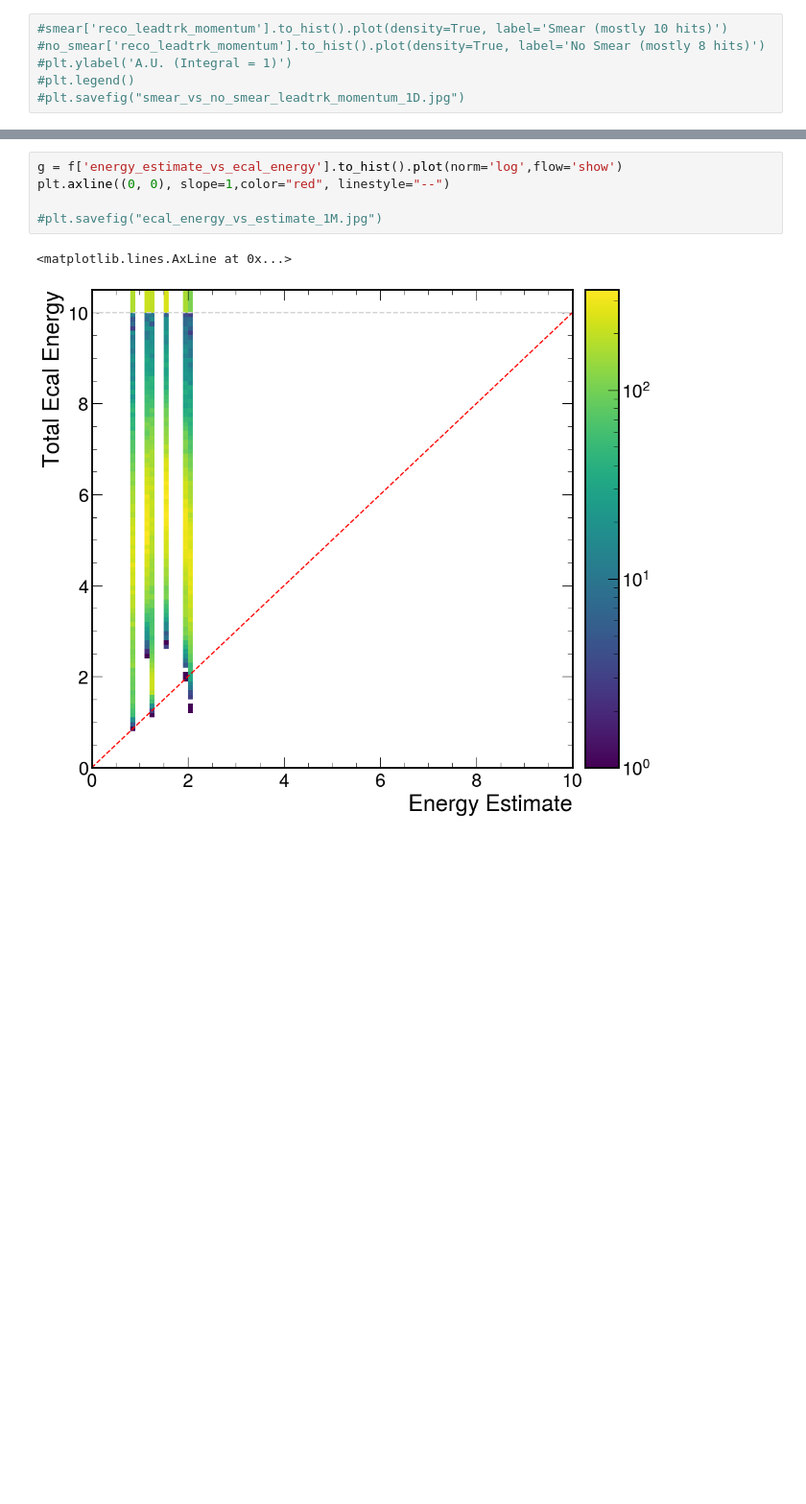
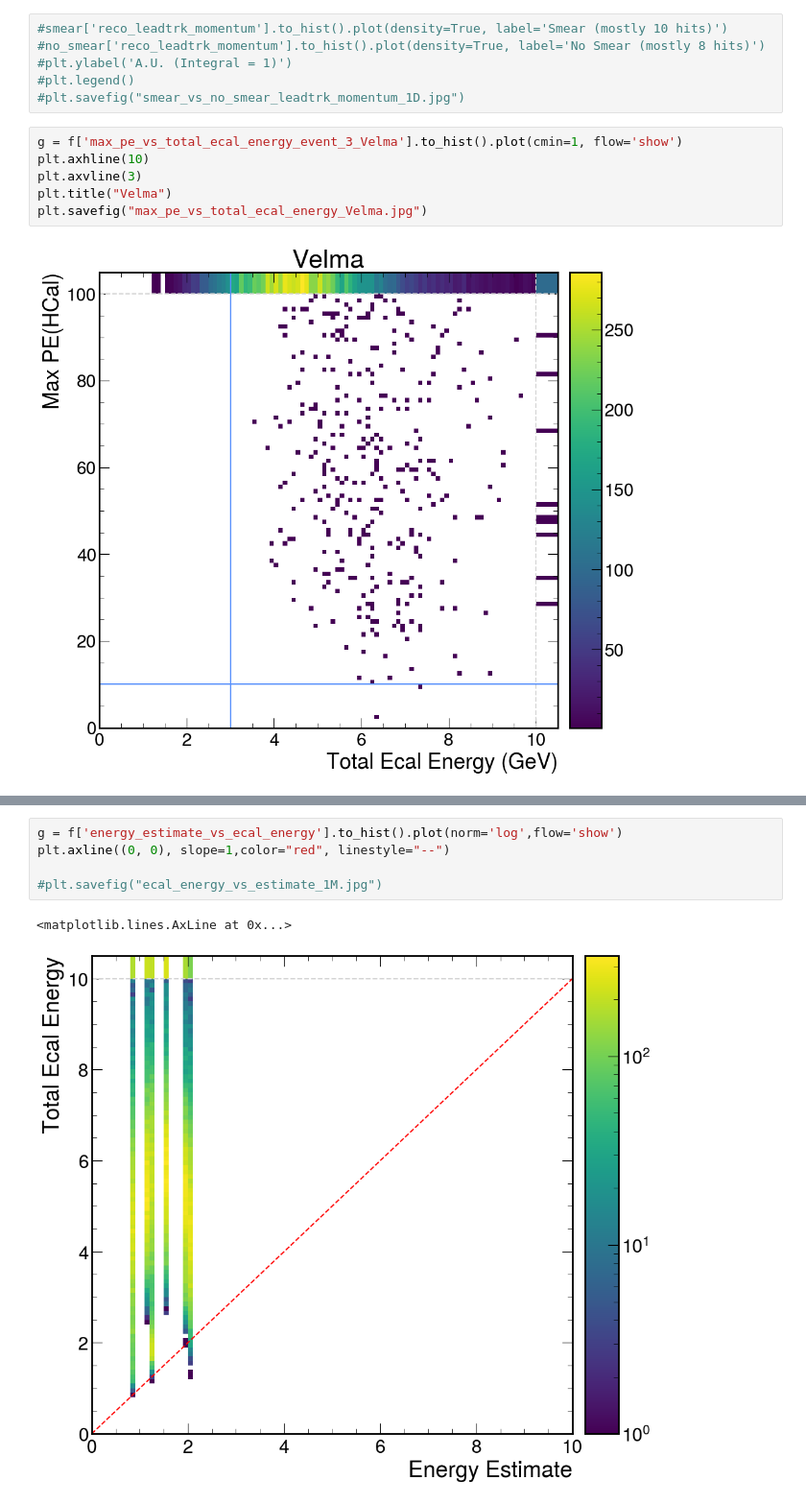
Before and after one commit to rodr1001/my_code, a Jupyter notebook: ldmx/EAT_Tracking/STREAMLINE-plot-eat-tracking-histograms.ipynb, the cells around one changed output, grey strips where cells are left out. Shown at 96% size. Drawn from its saved outputs; the diff is of its cells as text; blank space fills up the shorter version.

```diff
--- a/ldmx/EAT_Tracking/STREAMLINE-plot-eat-tracking-histograms.ipynb
+++ b/ldmx/EAT_Tracking/STREAMLINE-plot-eat-tracking-histograms.ipynb
@@ -53,4 +53,12 @@ f.keys()
 #plt.ylabel('A.U. (Integral = 1)')
 #plt.legend()
 #plt.savefig("smear_vs_no_smear_leadtrk_momentum_1D.jpg")
+# %%
+g = f['max_pe_vs_total_ecal_energy_event_3_Velma'].to_hist().plot(cmin=1, flow='show')
+plt.axhline(10)
+plt.axvline(3)
+plt.title("Velma")
+plt.savefig("max_pe_vs_total_ecal_energy_Velma.jpg")
+# %% [output]
+[figure, added]
 # %%
```
Also changed, not shown: parts of 6 cells of this notebook, 1 other file.
